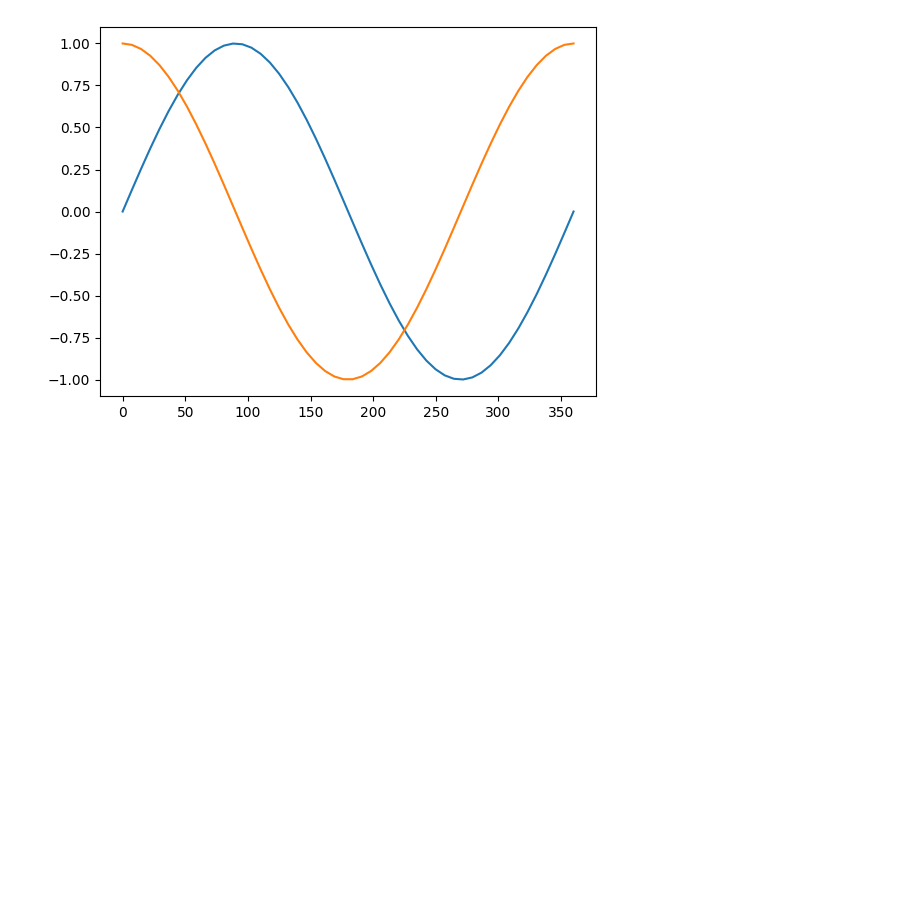
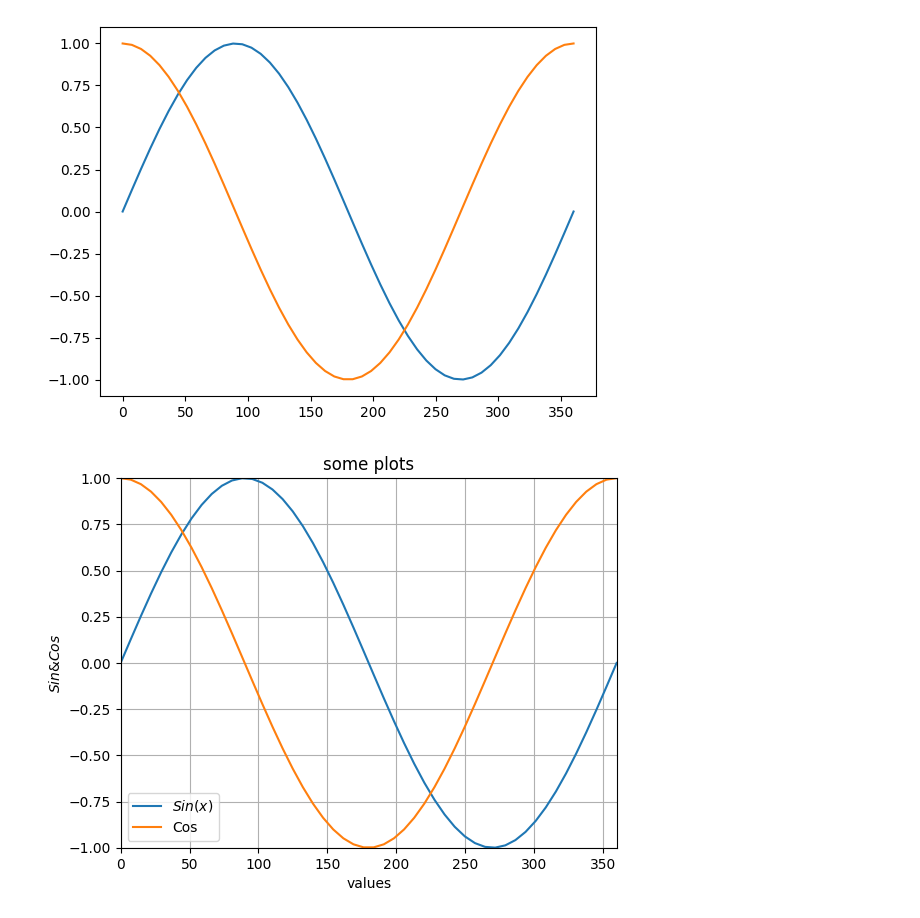
Before and after one commit to TahaT80/AI, a Jupyter notebook: part3_matplotlib/main.ipynb, the cells around one changed output. Saved outputs shown, nothing was run; the diff lists cells and outputs as text; code cells hidden in the pictures; blank space fills up the shorter version.

```diff
--- a/part3_matplotlib/main.ipynb
+++ b/part3_matplotlib/main.ipynb
@@ -72,3 +78,16 @@ plt.plot(x,y_2)
 plt.savefig('out.png')
 # %% [output]
 [figure]
+# %%
+plt.plot(x,y)
+plt.plot(x,y_2)
+plt.legend(['$Sin(x)$','Cos'])
+plt.title('some plots')
+plt.xlabel('values')
+plt.ylabel('$Sin & Cos$')
+plt.grid(which='both')
+plt.xlim(0,360)
+plt.ylim(-1,1)
+plt.axis('on');
+# %% [output]
+[figure, added]
```
Also changed, not shown: parts of 15 cells of this notebook.
